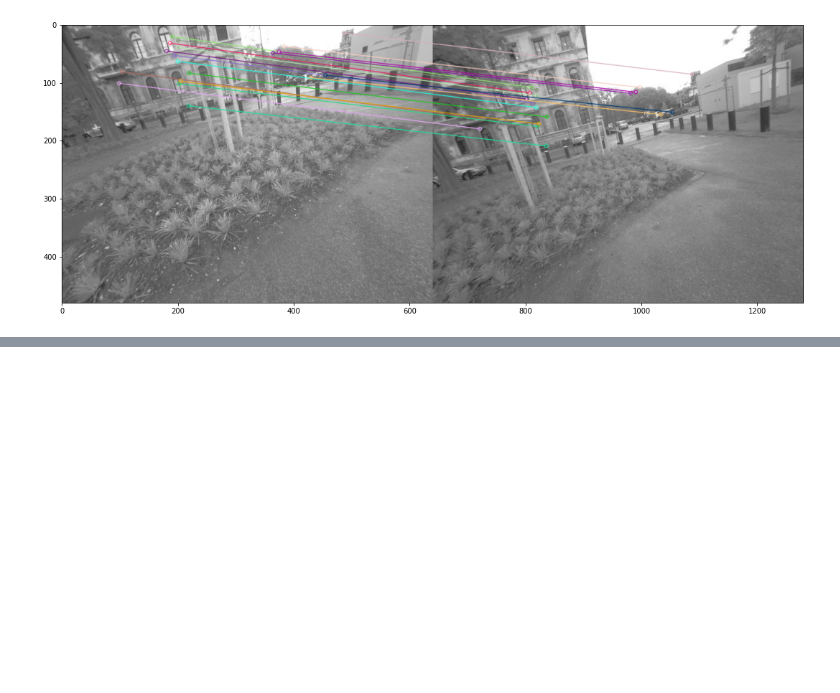
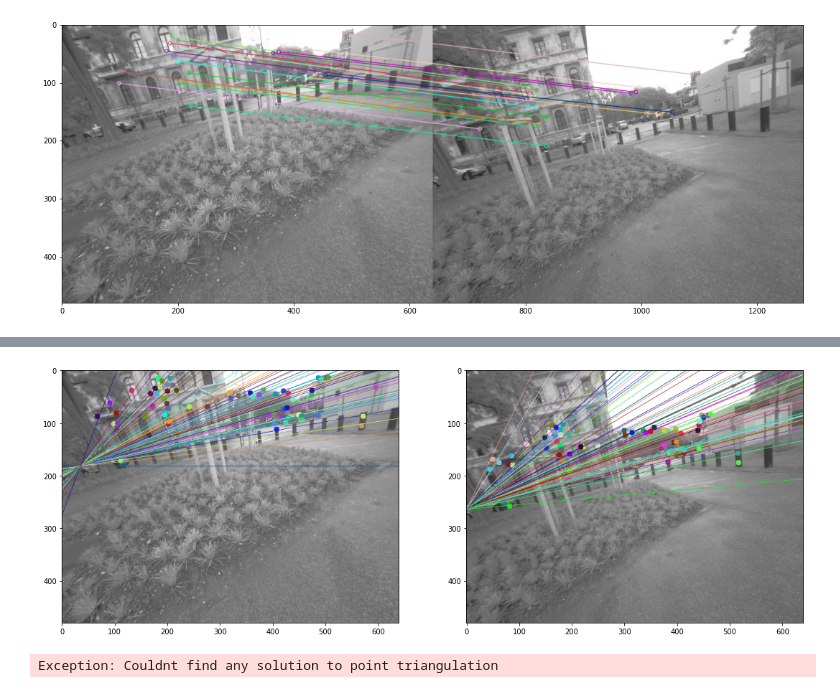
Before and after one commit to fpsawicki/02504-Computer-Vision, a Jupyter notebook: slam/slam_notebook.ipynb, the cells around one changed output, grey strips where cells are left out. Saved outputs shown, nothing was run; the diff lists cells and outputs as text; code cells hidden in the pictures; blank space fills up the shorter version.

```diff
--- a/slam/slam_notebook.ipynb
+++ b/slam/slam_notebook.ipynb
@@ -200,0 +216,3 @@ plt.show()
+# %%
+pts1 = np.int32(pts1)
+pts2 = np.int32(pts2)
@@ -200,0 +233,48 @@ plt.show()
+# %%
+pts1 = pts1[mask.ravel()==1]
+pts2 = pts2[mask.ravel()==1]
+# %%
+def drawlines(img1,img2,lines,pts1,pts2):
+    ''' img1 - image on which we draw the epilines for the points in img2
+        lines - corresponding epilines '''
+    r,c = img1.shape
+    img1 = cv2.cvtColor(img1,cv2.COLOR_GRAY2BGR)
+    img2 = cv2.cvtColor(img2,cv2.COLOR_GRAY2BGR)
+    for r,pt1,pt2 in zip(lines,pts1,pts2):
+        color = tuple(np.random.randint(0,255,3).tolist())
+        x0,y0 = map(int, [0, -r[2]/r[1] ])
+        x1,y1 = map(int, [c, -(r[2]+r[0]*c)/r[1] ])
+        img1 = cv2.line(img1, (x0,y0), (x1,y1), color,1)
+        img1 = cv2.circle(img1,tuple(pt1),5,color,-1)
+        img2 = cv2.circle(img2,tuple(pt2),5,color,-1)
+    return img1,img2
+# %%
+# Find epilines corresponding to points in right image (second image) and
+# drawing its lines on left image
+lines1 = cv2.computeCorrespondEpilines(pts2.reshape(-1,1,2), 2,F)
+lines1 = lines1.reshape(-1,3)
+img5,img6 = drawlines(img1,img2,lines1,pts1,pts2)
+# Find epilines corresponding to points in left image (first image) and
+# drawing its lines on right image
+lines2 = cv2.computeCorrespondEpilines(pts1.reshape(-1,1,2), 1,F)
+lines2 = lines2.reshape(-1,3)
+img3,img4 = drawlines(img2,img1,lines2,pts2,pts1)
+# plt.subplot(121),plt.imshow(img5)
+# plt.subplot(122),plt.imshow(img3)
+# plt.show()
+
+fig, ax = plt.subplots(1, 2)
+ax[0].imshow(img5)
+ax[1].imshow(img3)
+fig.set_size_inches(18.5, 10.5, forward=True)
+plt.show()
+# %% [output]
+[figure, added]
+# %%
+E, mask = cv2.findEssentialMat(pts1, pts2, camera_matrix, cv2.RANSAC, 0.5)
+rot1, rot2, trans = cv2.decomposeEssentialMat(E)
+solution = find_projection_matrix(
+    camera_matrix, pts1.reshape(-1,1,2), pts2.reshape(-1,1,2), rot1, rot2, trans, choices=2
+)
+# %% [output]
+Exception: Couldnt find any solution to point triangulation
```
Also changed, not shown: parts of 12 cells of this notebook, 1 other file.
